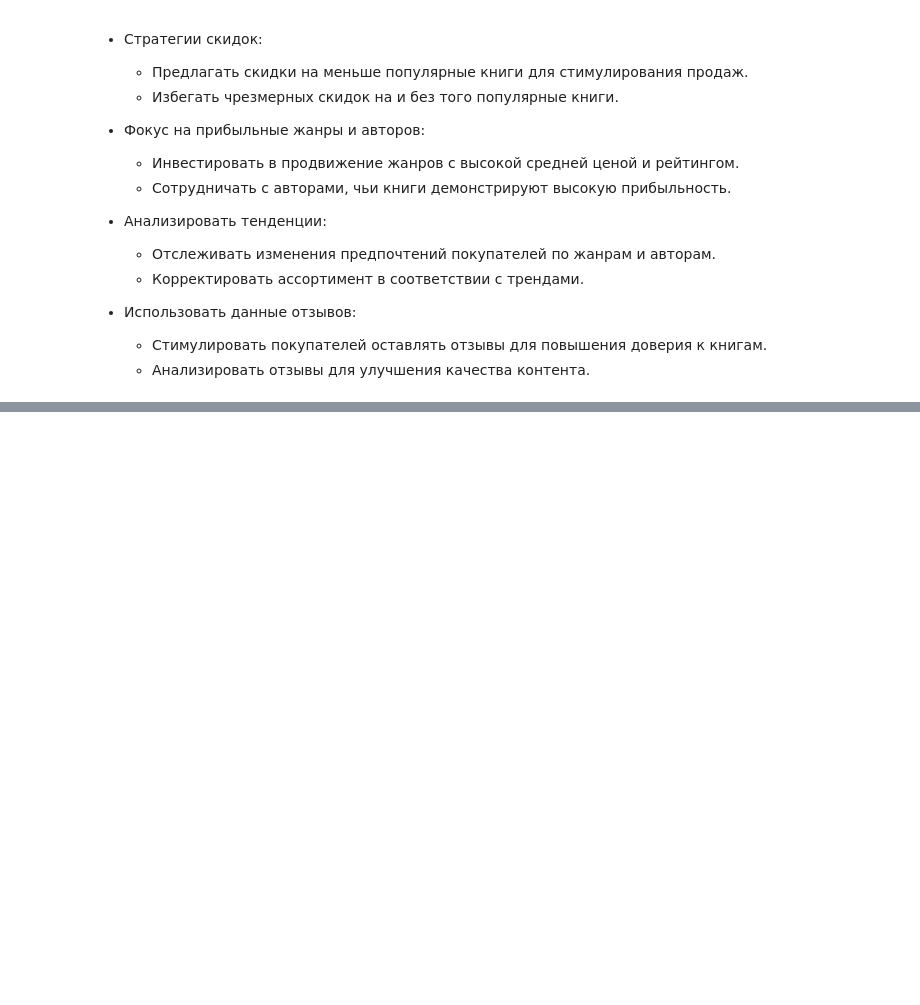
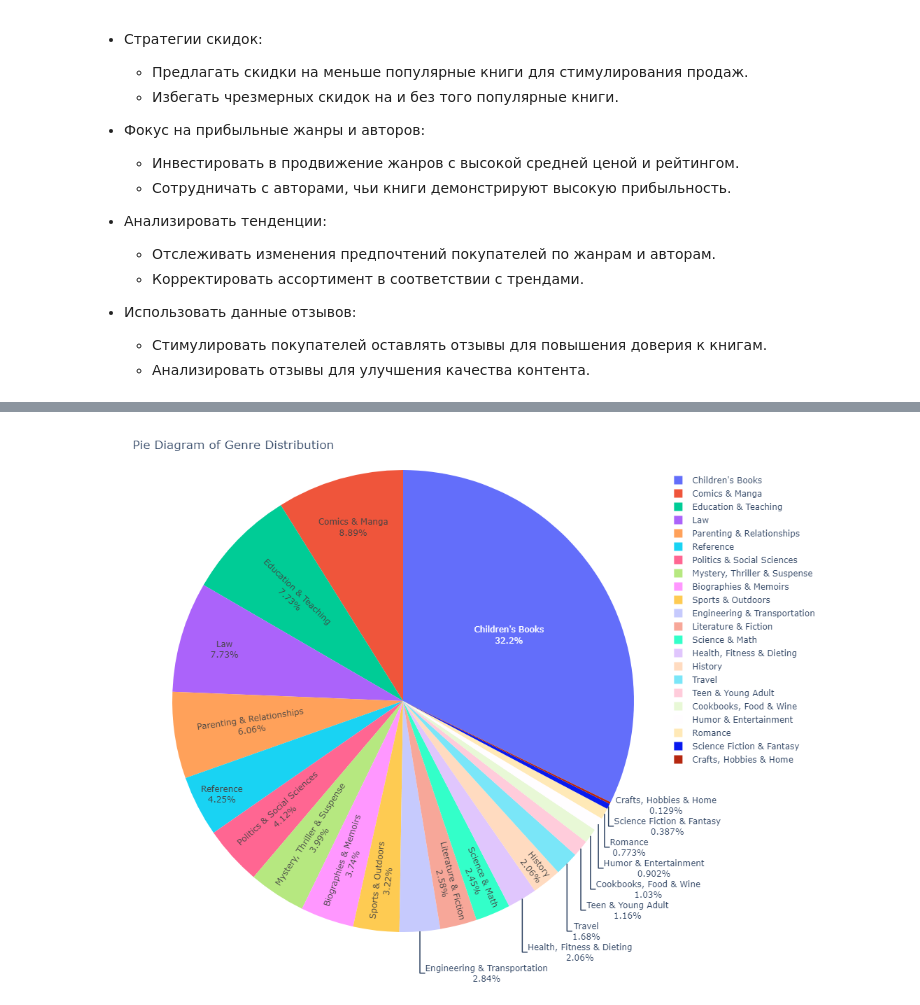
Before and after one commit to MAYBEVI4ER/GP_2, a Jupyter notebook: GP 2 - Scraping & API.ipynb, the cells around one changed output, grey strips where cells are left out. Drawn from its saved outputs; the diff is of its cells as text; code cells hidden in the pictures; blank space fills up the shorter version.

```diff
--- a/GP 2 - Scraping & API.ipynb
+++ b/GP 2 - Scraping & API.ipynb
@@ -812,0 +800,13 @@ fig.show()
+# %%
+temp = df.groupby(['Main Genre']).agg(count=('Title', 'count'))
+fig = px.pie(temp,
+             names=temp.index,
+             values=temp['count'],)
+
+fig.update_layout(title='Pie Diagram of Genre Distribution',
+                  height=800, width=1000)
+
+fig.update_traces(textinfo='percent+label')
+fig.show()
+# %% [output]
+[figure, added]
```
Also changed, not shown: parts of 13 cells of this notebook.
